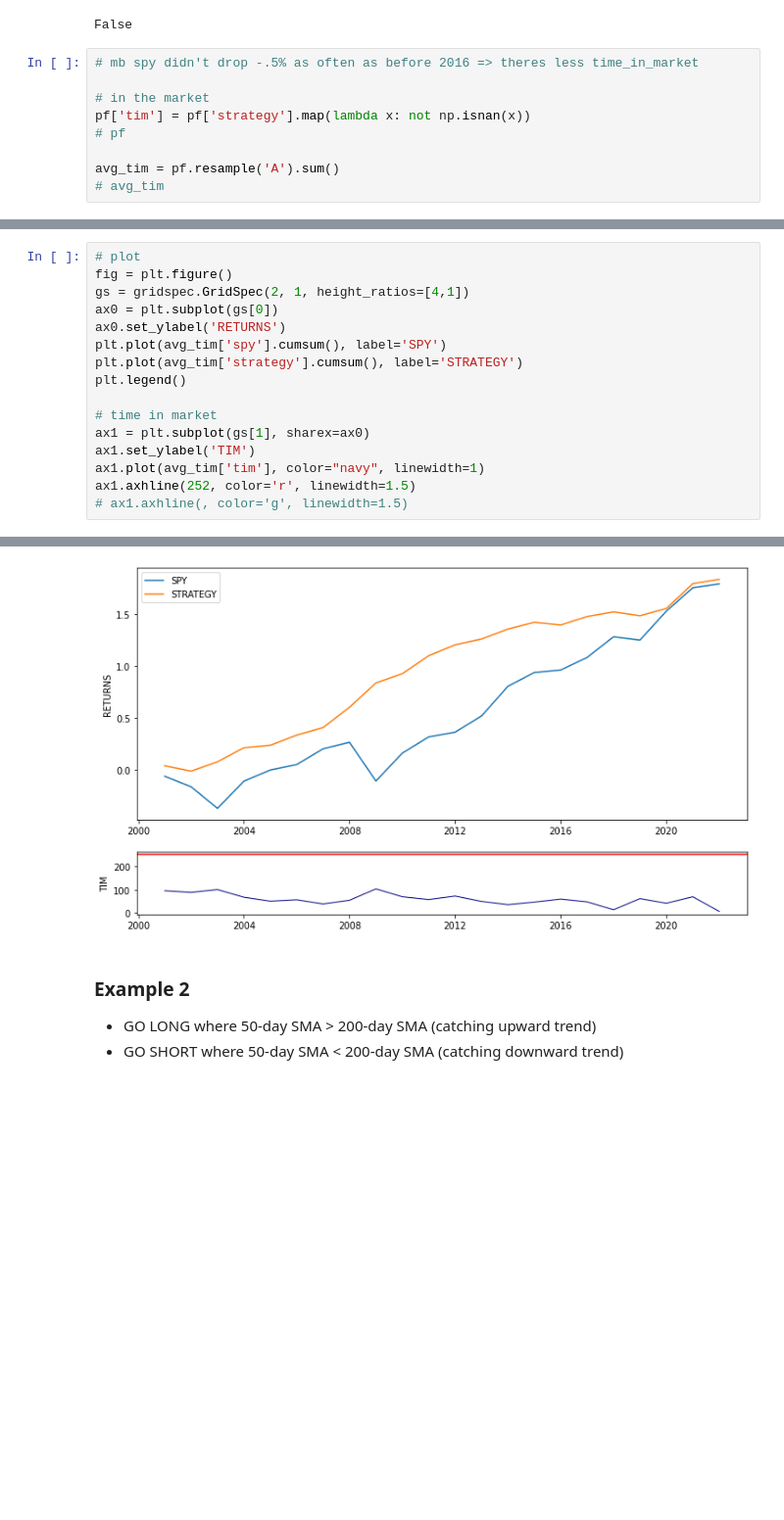
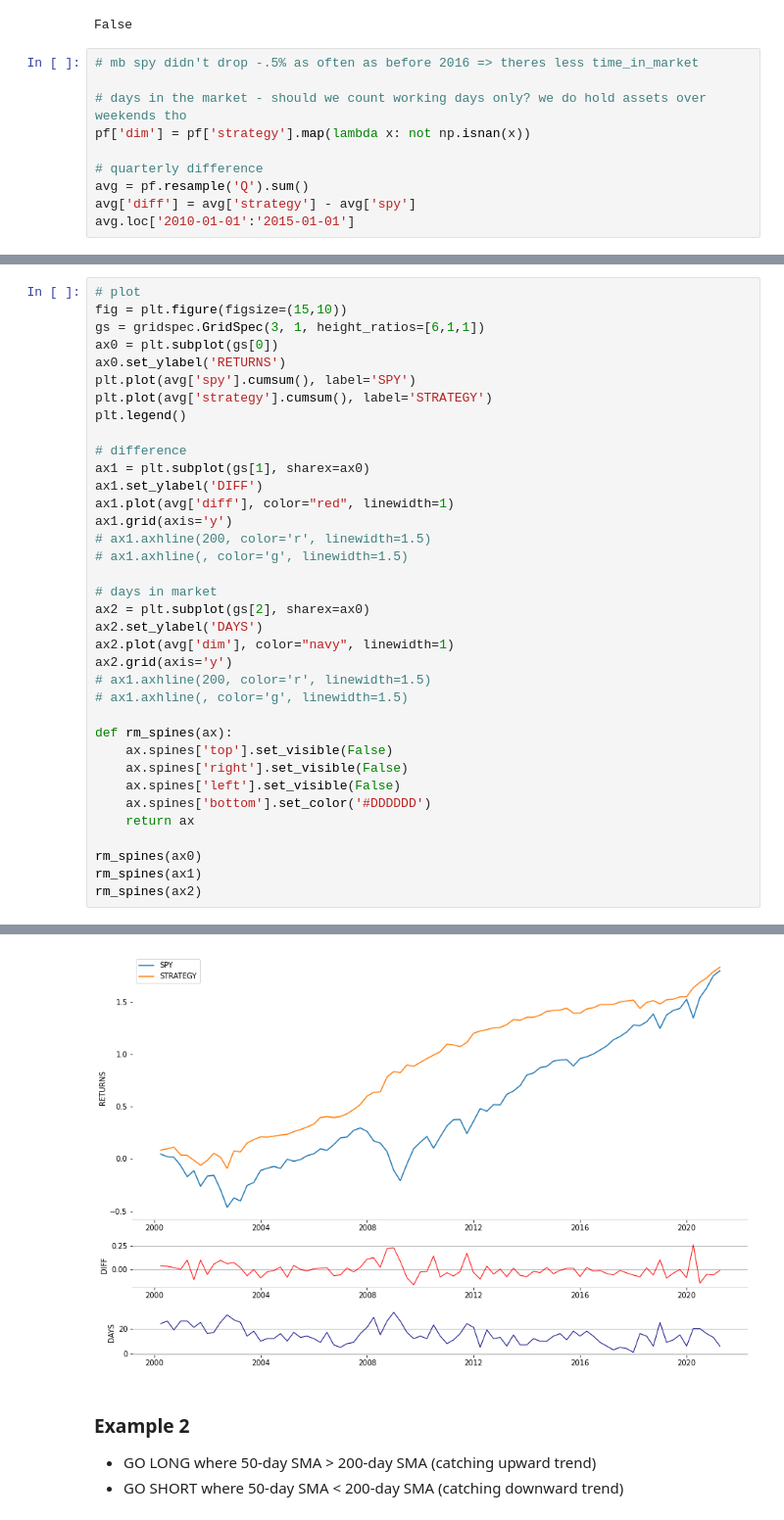
Before and after one commit to ooddaa/tradingAlgos, a Jupyter notebook: aroussi/1webinar.ipynb, the cells around one changed output, grey strips where cells are left out. Shown at 98% size. Drawn from its saved outputs; the diff is of its cells as text; blank space fills up the shorter version.

Commit message:
spy strategy investigation

```diff
--- a/aroussi/1webinar.ipynb
+++ b/aroussi/1webinar.ipynb
@@ -457,9 +480,10 @@ False
 # %%
 # mb spy didn't drop -.5% as often as before 2016 => theres less time_in_market
 
-# in the market
-pf['tim'] = pf['strategy'].map(lambda x: not np.isnan(x))
-# pf
+# days in the market - should we count working days only? we do hold assets over weekends tho
+pf['dim'] = pf['strategy'].map(lambda x: not np.isnan(x))
 
-avg_tim = pf.resample('A').sum()
-# avg_tim
+# quarterly difference
+avg = pf.resample('Q').sum()
+avg['diff'] = avg['strategy'] - avg['spy']
+avg.loc['2010-01-01':'2015-01-01']
@@ -473,17 +509,37 @@ pf.head(1)
 # %%
 # plot
-fig = plt.figure()
-gs = gridspec.GridSpec(2, 1, height_ratios=[4,1])
+fig = plt.figure(figsize=(15,10))
+gs = gridspec.GridSpec(3, 1, height_ratios=[6,1,1])
 ax0 = plt.subplot(gs[0])
 ax0.set_ylabel('RETURNS')
-plt.plot(avg_tim['spy'].cumsum(), label='SPY')
-plt.plot(avg_tim['strategy'].cumsum(), label='STRATEGY')
+plt.plot(avg['spy'].cumsum(), label='SPY')
+plt.plot(avg['strategy'].cumsum(), label='STRATEGY')
 plt.legend()
 
-# time in market
+# difference
 ax1 = plt.subplot(gs[1], sharex=ax0)
-ax1.set_ylabel('TIM')
-ax1.plot(avg_tim['tim'], color="navy", linewidth=1)
-ax1.axhline(252, color='r', linewidth=1.5)
+ax1.set_ylabel('DIFF')
+ax1.plot(avg['diff'], color="red", linewidth=1)
+ax1.grid(axis='y')
+# ax1.axhline(200, color='r', linewidth=1.5)
 # ax1.axhline(, color='g', linewidth=1.5)
+
+# days in market
+ax2 = plt.subplot(gs[2], sharex=ax0)
+ax2.set_ylabel('DAYS')
+ax2.plot(avg['dim'], color="navy", linewidth=1)
+ax2.grid(axis='y')
+# ax1.axhline(200, color='r', linewidth=1.5)
+# ax1.axhline(, color='g', linewidth=1.5)
+
+def rm_spines(ax):
+    ax.spines['top'].set_visible(False)
+    ax.spines['right'].set_visible(False)
+    ax.spines['left'].set_visible(False)
+    ax.spines['bottom'].set_color('#DDDDDD')
+    return ax
+
+rm_spines(ax0)
+rm_spines(ax1)
+rm_spines(ax2)
 # %% [output]
@@ -491,4 +547,4 @@ ax1.axhline(252, color='r', linewidth=1.5)
-[figure, old version]
+[figure, new version]
 # %% [markdown]
 ### Example 2
 
```
Also changed, not shown: parts of 15 cells of this notebook, 3 other files.
